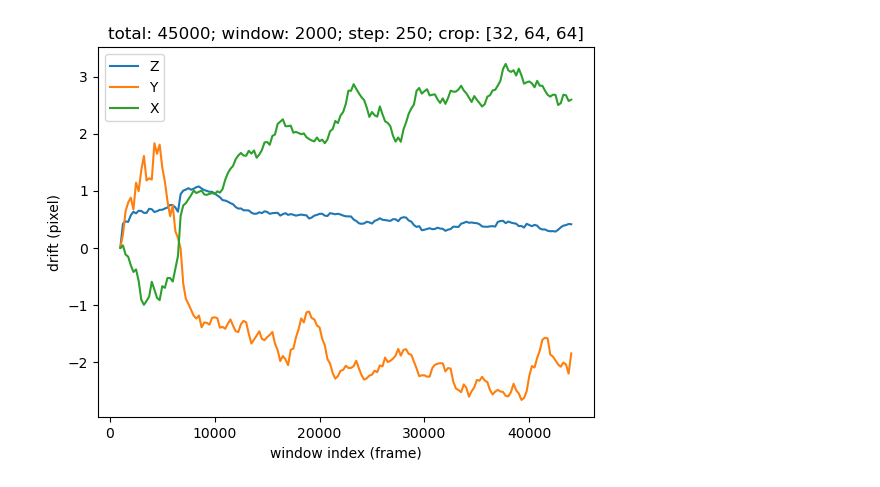
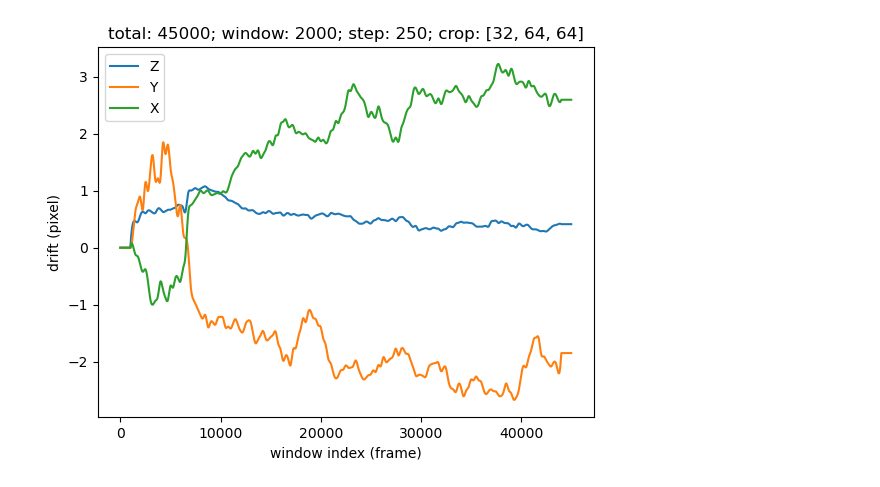
Before and after one commit to tianrui-qi/DSMLM, a Jupyter notebook: util.ipynb, the cells around one changed output. Cells and saved outputs as stored; diff of their text form; code cells hidden in the pictures.

Commit message:
support step == or != 0 and window == 0

```diff
--- a/util.ipynb
+++ b/util.ipynb
@@ -1,11 +1,11 @@
 # %%
 from sml import DriftCorrector
 
-corrector = DriftCorrector(total=45000, window=2000, step=250, crop=[32, 64, 64])
-corrector.dcc()
-corrector.plotDrift()
+corrector = DriftCorrector(
+    total=45000, window=2000, step=250, crop=[32, 64, 64]
+).fit()
 # %% [output]
-[figure, old version]
+[figure, new version]
 # %%
 """ frame preprocess
 Convert the Xunamen output
```
Also changed, not shown: 3 other files.
